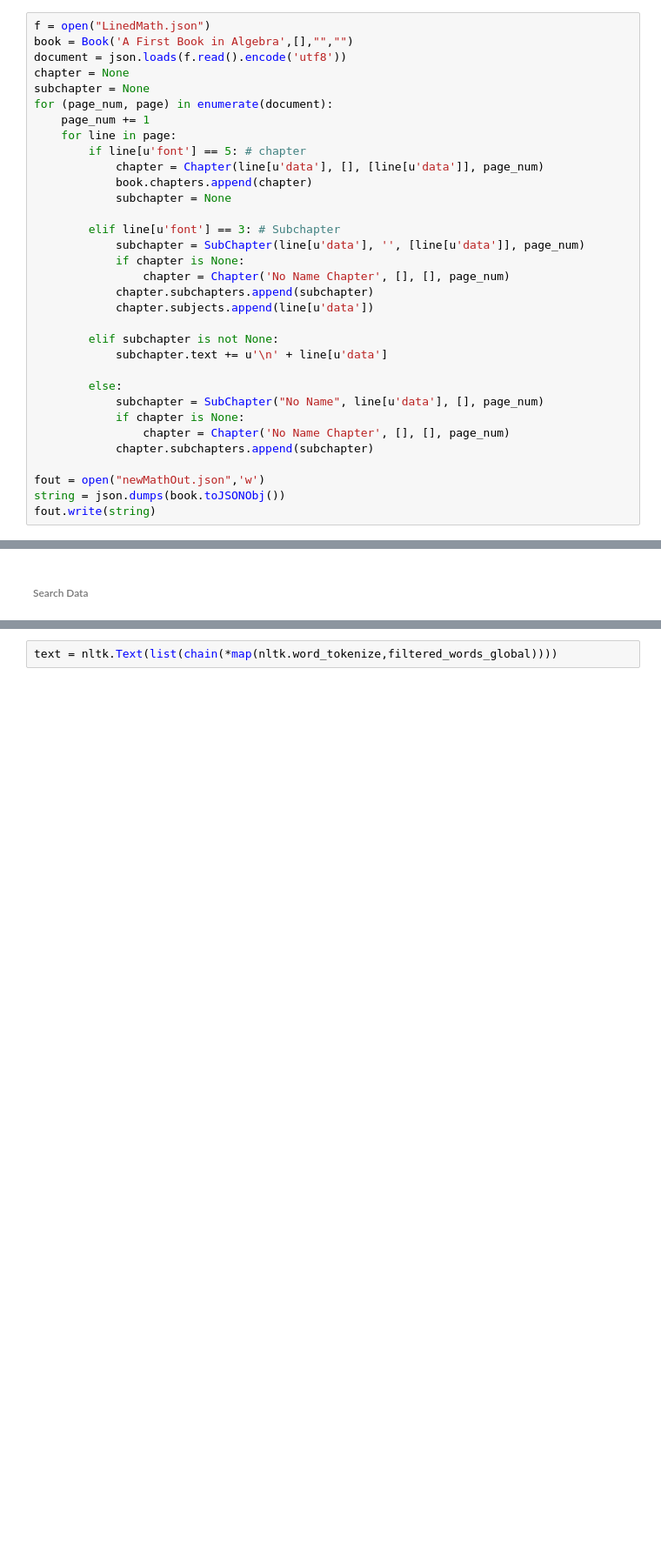
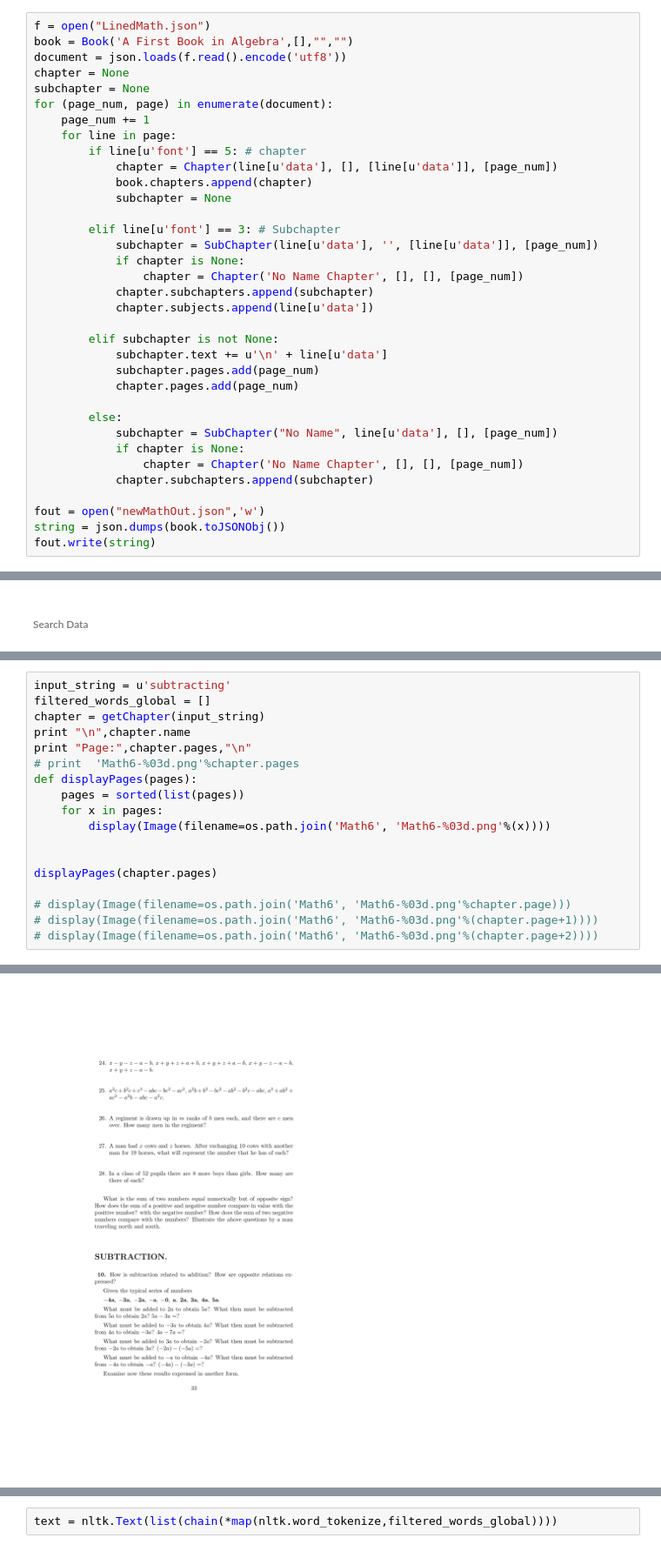
Before and after one commit to jordanemedlock/Supercomputing1415, a Jupyter notebook: moreStuff.ipynb, the cells around one changed output, grey strips where cells are left out. Shown at 87% size. Drawn from its saved outputs; the diff is of its cells as text; blank space fills up the shorter version.

```diff
--- a/moreStuff.ipynb
+++ b/moreStuff.ipynb
@@ -106,24 +106,26 @@ for (page_num, page) in enumerate(document):
     page_num += 1
     for line in page:
         if line[u'font'] == 5: # chapter
-            chapter = Chapter(line[u'data'], [], [line[u'data']], page_num)
+            chapter = Chapter(line[u'data'], [], [line[u'data']], [page_num])
             book.chapters.append(chapter)
             subchapter = None
 
         elif line[u'font'] == 3: # Subchapter
-            subchapter = SubChapter(line[u'data'], '', [line[u'data']], page_num)
+            subchapter = SubChapter(line[u'data'], '', [line[u'data']], [page_num])
             if chapter is None:
-                chapter = Chapter('No Name Chapter', [], [], page_num)
+                chapter = Chapter('No Name Chapter', [], [], [page_num])
             chapter.subchapters.append(subchapter)
             chapter.subjects.append(line[u'data'])
 
         elif subchapter is not None:
             subchapter.text += u'\n' + line[u'data']
+            subchapter.pages.add(page_num)
+            chapter.pages.add(page_num)
 
         else:
-            subchapter = SubChapter("No Name", line[u'data'], [], page_num)
+            subchapter = SubChapter("No Name", line[u'data'], [], [page_num])
             if chapter is None:
-                chapter = Chapter('No Name Chapter', [], [], page_num)
+                chapter = Chapter('No Name Chapter', [], [], [page_num])
             chapter.subchapters.append(subchapter)
 
 fout = open("newMathOut.json",'w')
@@ -279,0 +251,19 @@ Page: 112
+# %%
+input_string = u'subtracting'
+filtered_words_global = []
+chapter = getChapter(input_string)
+print "\n",chapter.name
+print "Page:",chapter.pages,"\n"
+# print  'Math6-%03d.png'%chapter.pages
+def displayPages(pages):
+    pages = sorted(list(pages))
+    for x in pages:
+        display(Image(filename=os.path.join('Math6', 'Math6-%03d.png'%(x))))
+
+
+displayPages(chapter.pages)
+
+# display(Image(filename=os.path.join('Math6', 'Math6-%03d.png'%chapter.page)))
+# display(Image(filename=os.path.join('Math6', 'Math6-%03d.png'%(chapter.page+1))))
+# display(Image(filename=os.path.join('Math6', 'Math6-%03d.png'%(chapter.page+2))))
+# %% [output]
@@ -279,0 +287 @@ Page: 112
+[figure, added]
```
Also changed, not shown: parts of 17 cells of this notebook, 2 other files.
